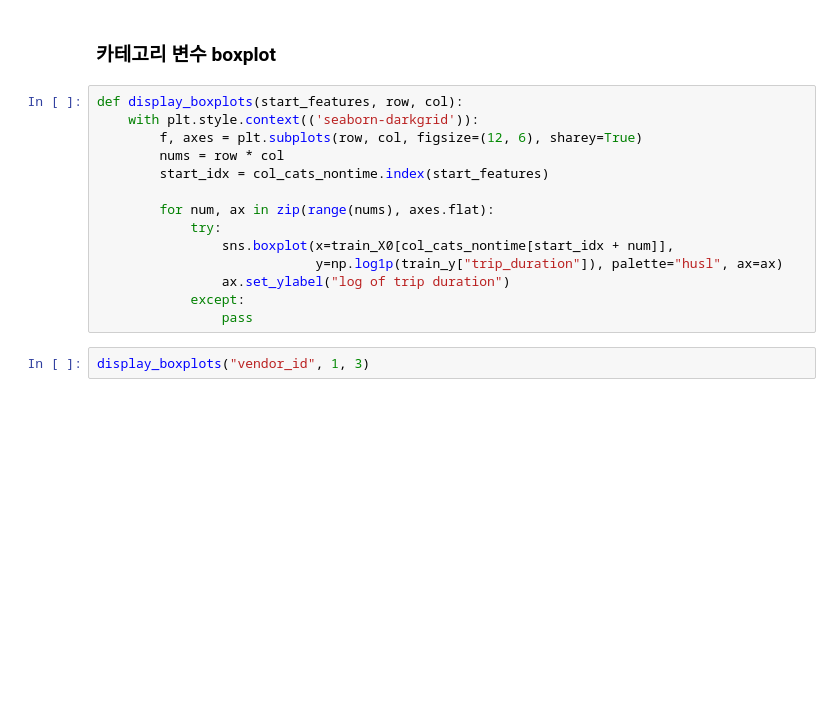
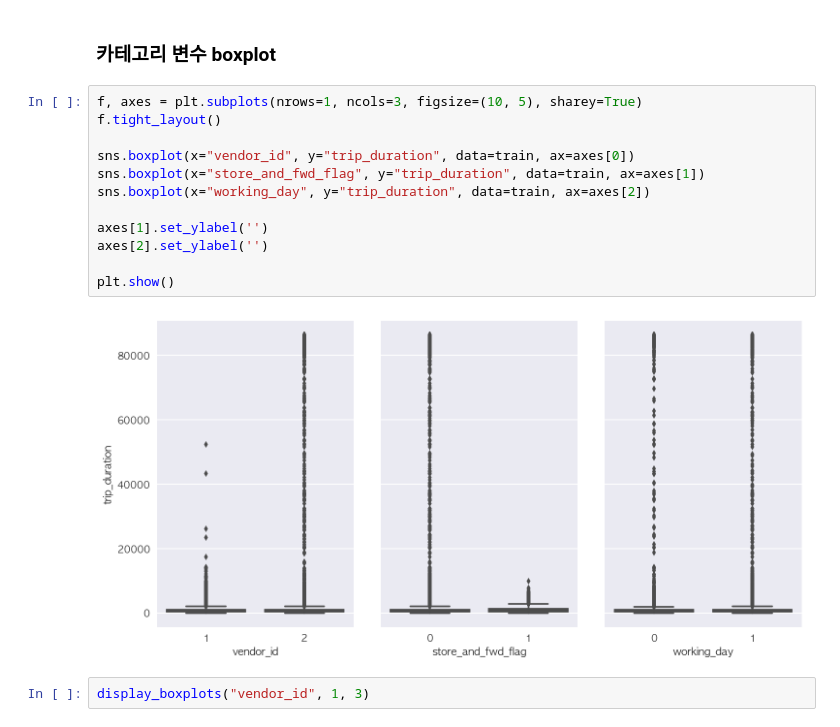
Before and after one commit to novdov/dss7b5-nyctaxi, a Jupyter notebook: main/main_0313.ipynb, the cells around one changed output. Drawn from its saved outputs; the diff is of its cells as text; blank space fills up the shorter version.

```diff
--- a/main/main_0313.ipynb
+++ b/main/main_0313.ipynb
@@ -361,19 +384,19 @@ plt.show()
 # %% [markdown]
 ### 카테고리 변수 boxplot
-# %%
-def display_boxplots(start_features, row, col):
-    with plt.style.context(('seaborn-darkgrid')):
-        f, axes = plt.subplots(row, col, figsize=(12, 6), sharey=True)
-        nums = row * col
-        start_idx = col_cats_nontime.index(start_features)
-
-        for num, ax in zip(range(nums), axes.flat):
-            try:
-                sns.boxplot(x=train_X0[col_cats_nontime[start_idx + num]],
-                            y=np.log1p(train_y["trip_duration"]), palette="husl", ax=ax)
-                ax.set_ylabel("log of trip duration")
-            except:
-                pass
+# %%
+f, axes = plt.subplots(nrows=1, ncols=3, figsize=(10, 5), sharey=True)
+f.tight_layout()
+
+sns.boxplot(x="vendor_id", y="trip_duration", data=train, ax=axes[0])
+sns.boxplot(x="store_and_fwd_flag", y="trip_duration", data=train, ax=axes[1])
+sns.boxplot(x="working_day", y="trip_duration", data=train, ax=axes[2])
+
+axes[1].set_ylabel('')
+axes[2].set_ylabel('')
+
+plt.show()
+# %% [output]
+[figure, added]
 # %%
 display_boxplots("vendor_id", 1, 3)
 # %% [output]
```
Also changed, not shown: parts of 9 cells of this notebook.
